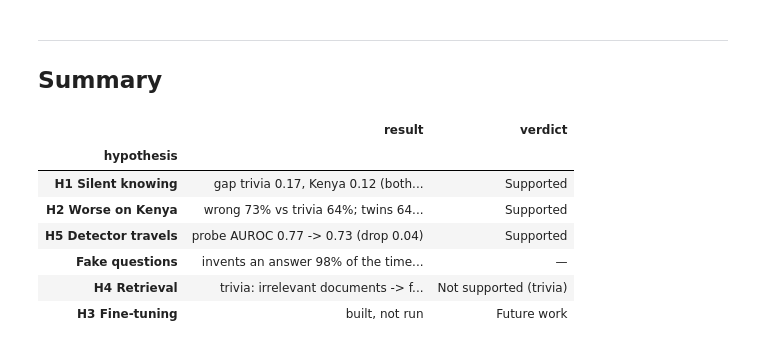
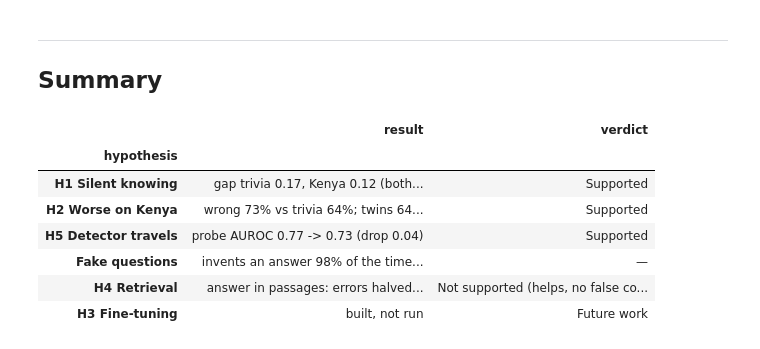
Before and after one commit to trevorblue/bluff-detector, a Jupyter notebook: notebooks/results.ipynb, the cells around one changed output. Drawn from its saved outputs; the diff is of its cells as text; code cells hidden in the pictures.

```diff
--- a/notebooks/results.ipynb
+++ b/notebooks/results.ipynb
@@ -416,32 +458,33 @@ display(pd.Series({
 # %%
 g_t, g_k = A["trivia_test"]["verbalisation_gap"], A["kenya"]["verbalisation_gap"]
 drop = M["detectors"]["probe_linear"]["ood_auroc_drop"]
 rows = [
     ("H1 Silent knowing",
      f"gap trivia {g_t['point']:.2f}, Kenya {g_k['point']:.2f} (both CIs above 0)",
      "Supported" if g_t["lo"] > 0 and g_k["lo"] > 0 else "Partly"),
     ("H2 Worse on Kenya", f"wrong {100 * kenya.y_wrong.mean():.0f}% vs trivia "
      f"{100 * trivia.y_wrong.mean():.0f}%; twins {100 * T['wrong_rate']['kenya']:.0f}% vs UK "
      f"{100 * T['wrong_rate']['uk']:.0f}% (p {T['mcnemar_wrong']['p_value']:.2f})",
      H2_VERDICT.split(":")[0].capitalize()),
     ("H5 Detector travels",
      f"probe AUROC {M['detectors']['probe_linear']['sets']['trivia_test']['auroc']:.2f}"
      f" -> {M['detectors']['probe_linear']['sets']['kenya']['auroc']:.2f} (drop {drop:.2f})",
      "Supported" if drop < 0.1 else "Not supported"),
     ("Fake questions",
      f"invents an answer {100 * (1 - fakes.open_abstained.mean()):.0f}% of the time asked "
      f"normally, {100 * (1 - fakes.abstained.mean()):.0f}% when offered 'I don't know'", "—"),
-    ("H4 Retrieval", "trivia: irrelevant documents -> far more 'I don't know', accuracy unchanged;"
-     " Kenya: see the H4 table", "Not supported (trivia)"),
+    ("H4 Retrieval",
+     "answer in passages: errors halved; not in passages: no false confidence (see H4 table)",
+     "Not supported (helps, no false confidence)"),
     ("H3 Fine-tuning", "built, not run", "Future work"),
 ]
 display(pd.DataFrame(rows, columns=["hypothesis", "result", "verdict"]).set_index("hypothesis"))
 # %% [output]
 |  | result | verdict |
 | hypothesis |  |  |
 | H1 Silent knowing | gap trivia 0.17, Kenya 0.12 (both... | Supported |
 | H2 Worse on Kenya | wrong 73% vs trivia 64%; twins 64... | Supported |
 | H5 Detector travels | probe AUROC 0.77 -> 0.73 (drop 0.04) | Supported |
 | Fake questions | invents an answer 98% of the time... | — |
-| H4 Retrieval | trivia: irrelevant documents -> f... | Not supported (trivia) |
+| H4 Retrieval | answer in passages: errors halved... | Not supported (helps, no false co... |
 | H3 Fine-tuning | built, not run | Future work |
```
Also changed, not shown: parts of 5 cells of this notebook, 1 other file.
